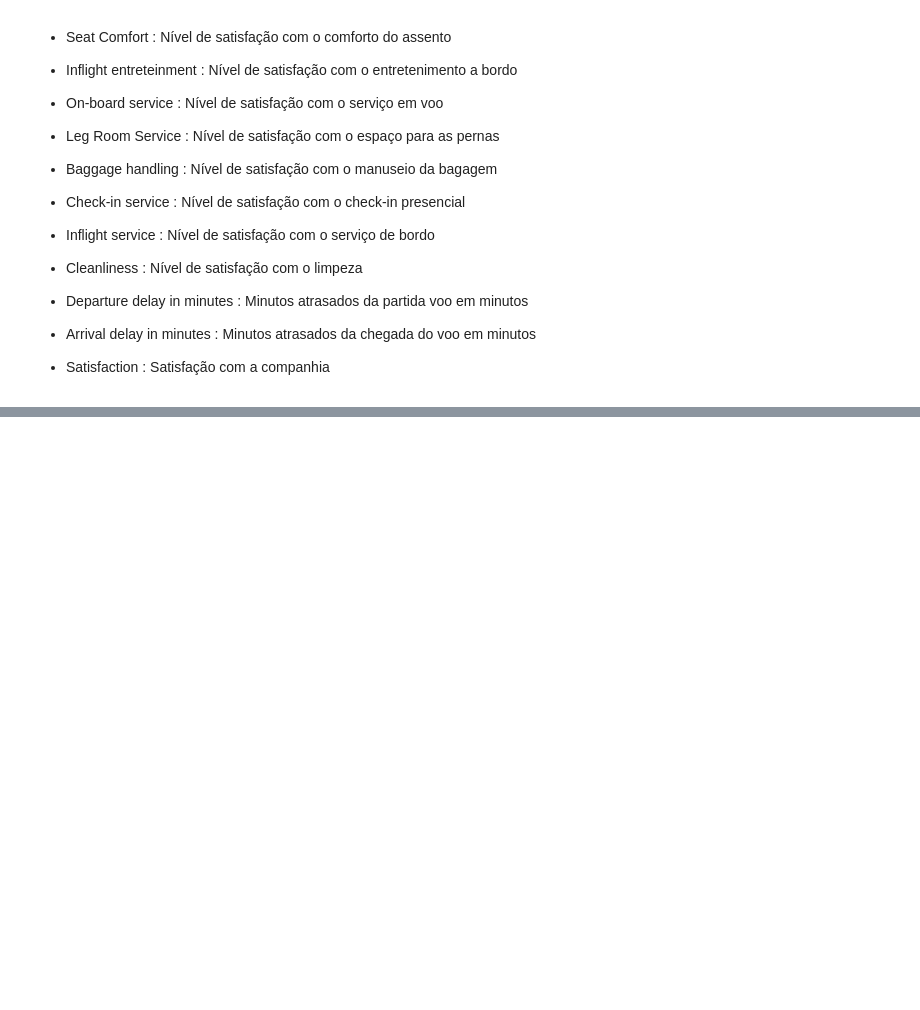
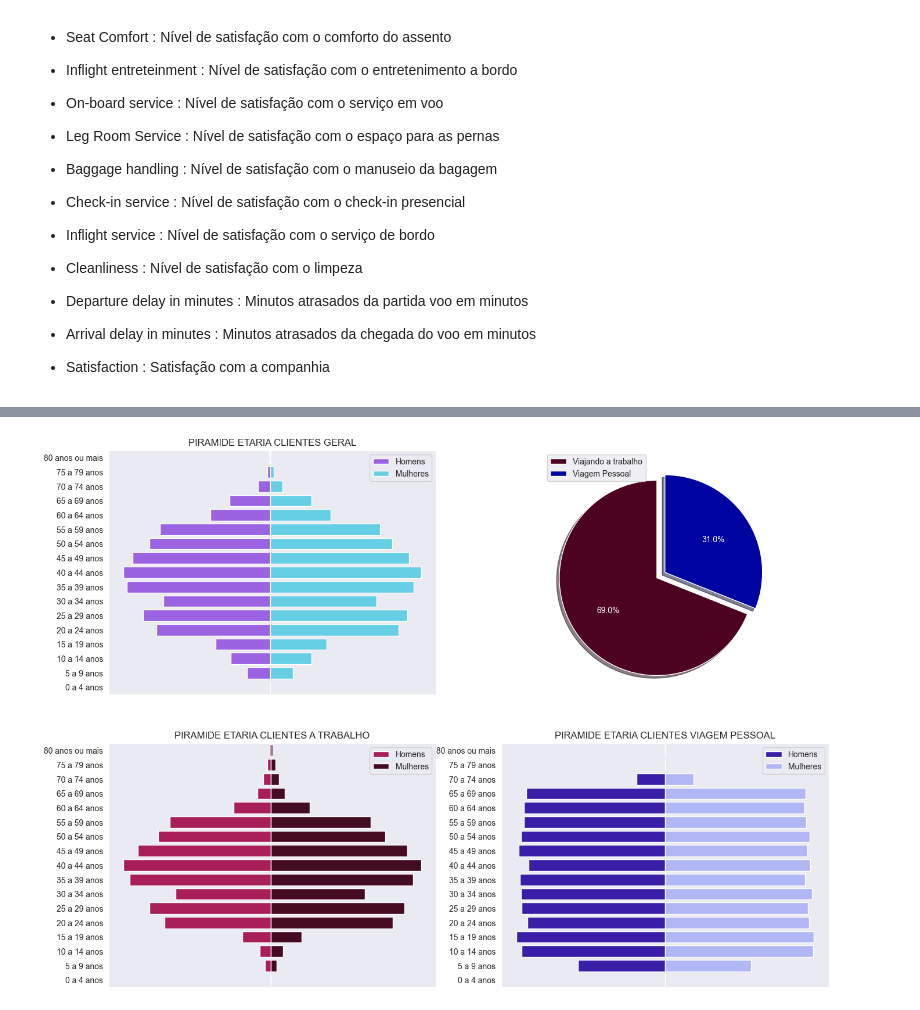
Before and after one commit to AndreMorenoGoveia/PS-Poli-Junior, a Jupyter notebook: Analytics-13682785-NProd.ipynb, the cells around one changed output, grey strips where cells are left out. Saved outputs shown, nothing was run; the diff lists cells and outputs as text; code cells hidden in the pictures; blank space fills up the shorter version.

```diff
--- a/Analytics-13682785-NProd.ipynb
+++ b/Analytics-13682785-NProd.ipynb
@@ -49,14 +49,3 @@ reviews=pd.read_csv('reviews_restaurantes.csv')
 ###  Na coluna "Nota", há valores negativos que não fazem sentido no contexto.
 
 #### a) Informe a quantidade de valores negativos nessa coluna.
-# %%
-err = []
-cont = 0
-
-# for loop que seleciona e armazena todos os valores nan do dataframe
-for i in range(reviews.shape[0]):
-    if(np.isnan(reviews.iloc[i][4])):
-        err.append(i)
-        cont = cont + 1
-
-print("O numero de valores negativos encontrados eh de ", cont)
@@ -66,7 +57,7 @@ O numero de valores negativos encontrados eh de  9010
 #### b) Remova as linhas com os valores da base e refaça a numeração do index.
 # %%
 # Corrige o dataframe removendo as linhas com valores negativos em sua nota
-reviews.drop(err, axis=0, inplace=True)
+reviews.drop(reviews[np.isnan(reviews['Nota'])].index, inplace=True)
 reviews.reset_index(inplace=True)
 reviews.drop('index', axis=1, inplace=True)
 # %%
@@ -239,7 +204,7 @@ for i in range(reviews.shape[0]):
             obj.estilo.append(estilos[j])
             obj.cont.append(1)
 
-        ++obj.cont[j]
+        obj.cont[j] += 1
 
 
 # Pega o estilo com maior contagem de acordo com as listas formadas no for
@@ -447,0 +371,75 @@ customer_df = pd.read_csv('clients_survey.csv')
+# %%
+ageLabels = ['0 a 4 anos', '5 a 9 anos', '10 a 14 anos', '15 a 19 anos', '20 a 24 anos', '25 a 29 anos',
+             '30 a 34 anos', '35 a 39 anos', '40 a 44 anos', '45 a 49 anos', '50 a 54 anos', '55 a 59 anos',
+             '60 a 64 anos', '65 a 69 anos', '70 a 74 anos', '75 a 79 anos', '80 anos ou mais']
+
+
+plt.subplots(figsize=(16, 12))
+
+
+
+def piramide(df):
+
+    gdf = df[df['Gender'] == 'Male']
+    # Faz uma lista com as contagens de indivíduos homens para cada faixa etaria
+    Male = [ gdf[(gdf['Age'] >= i*5) & (gdf['Age'] < (i + 1)*5)].shape[0]*(-1) for i in range(len(ageLabels) - 1) ]
+    Male.append(gdf[gdf['Age'] >= 80].shape[0]*(-1))
+
+
+    gdf = df[df['Gender'] == 'Female']
+    # Faz uma lista com as contagens de indivíduos mulheres para cada faixa etaria
+    Female = [ gdf[(gdf['Age'] >= i*5) & (gdf['Age'] < (i + 1)*5)].shape[0] for i in range(len(ageLabels) - 1) ]
+    Female.append(gdf[gdf['Age'] >= 80].shape[0])
+
+    return Male, Female
+
+
+
+# Piramide etaria geral dos clientes
+m, f = piramide(customer_df)
+
+plt.subplot(2, 2, 1)
+
+sns.set_style("darkgrid")
+
+sns.barplot(x= m, y= ageLabels, order=list(reversed(ageLabels)), color = '#984ef7', label='Homens')
+sns.barplot(x= f, y= ageLabels, order=list(reversed(ageLabels)), color = '#52dcfa', label = 'Mulheres')
+
+plt.xticks([])
+plt.title('PIRAMIDE ETARIA CLIENTES GERAL')
+plt.legend()
+
+
+# Grafico de pizza da proporção de pessoas a trabalho e em viagens pessoais
+bPercent = (customer_df[customer_df['Type of Travel'] == 'Business travel'].shape[0])/(customer_df.shape[0]) * 100
+pPercent = (customer_df[customer_df['Type of Travel'] == 'Personal Travel'].shape[0])/(customer_df.shape[0]) * 100
+
+plt.subplot(2, 2, 2)
+plt.pie([bPercent, pPercent], labels=['Viajando a trabalho', 'Viagem Pessoal'], autopct='%1.1f%%',
+        shadow=True, startangle=90, explode=(0.1, 0), colors=['#4d0222', '#0005a1'], textprops=dict(color = 'w'))
+plt.legend()
+
+
+# Piramide etaria de pessoas cuja viagem é a trabalho
+m, f = piramide(customer_df[customer_df['Type of Travel'] == 'Business travel'])
+
+plt.subplot(2, 2, 3)
+sns.barplot(x= m, y= ageLabels, order=list(reversed(ageLabels)), color = '#bf0755', label='Homens')
+sns.barplot(x= f, y= ageLabels, order=list(reversed(ageLabels)), color = '#4d0222', label = 'Mulheres')
+
+plt.xticks([])
+plt.title('PIRAMIDE ETARIA CLIENTES A TRABALHO')
+plt.legend()
+
+
+# Piramide etaria de pessoas cuja viagem é pessoal
+m, f = piramide(customer_df[customer_df['Type of Travel'] == 'Personal Travel'])
+
+plt.subplot(2, 2, 4)
+sns.barplot(x= m, y= ageLabels, order=list(reversed(ageLabels)), color = '#2e07bf', label='Homens')
+sns.barplot(x= f, y= ageLabels, order=list(reversed(ageLabels)), color = '#a5aeff', label = 'Mulheres')
+
+plt.xticks([])
+plt.title('PIRAMIDE ETARIA CLIENTES VIAGEM PESSOAL')
+plt.legend()
+# %% [output]
@@ -447,0 +447 @@ customer_df = pd.read_csv('clients_survey.csv')
+[figure, added]
```
Also changed, not shown: parts of 17 cells of this notebook.
